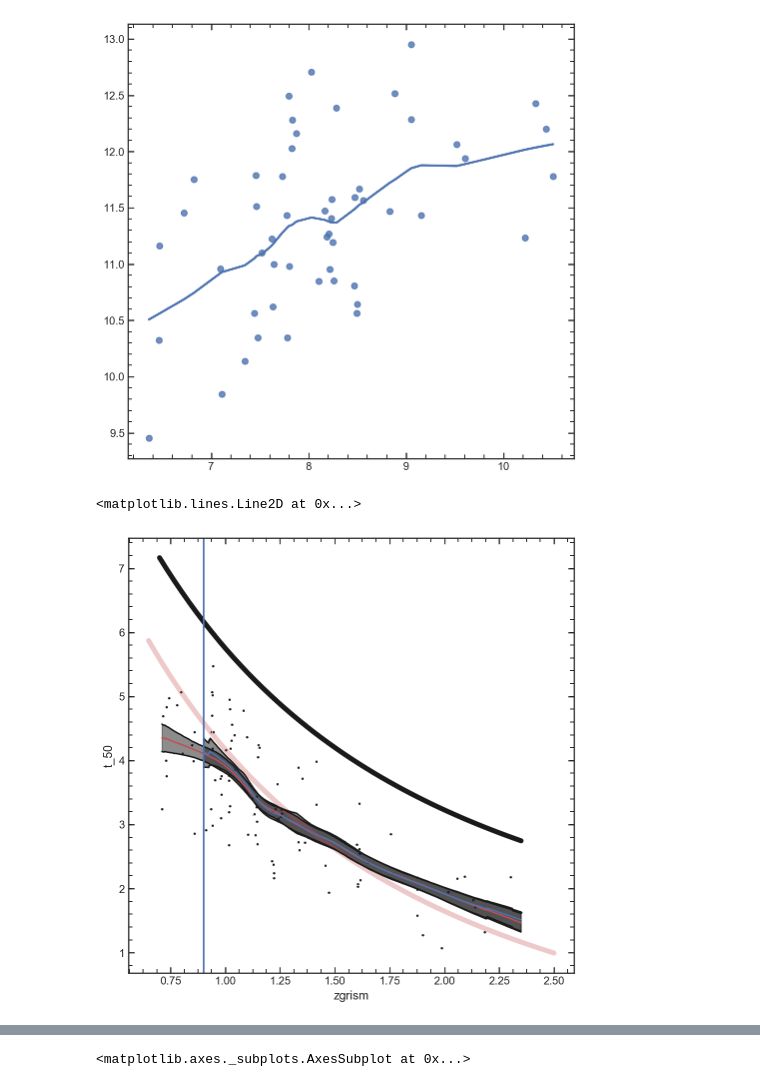
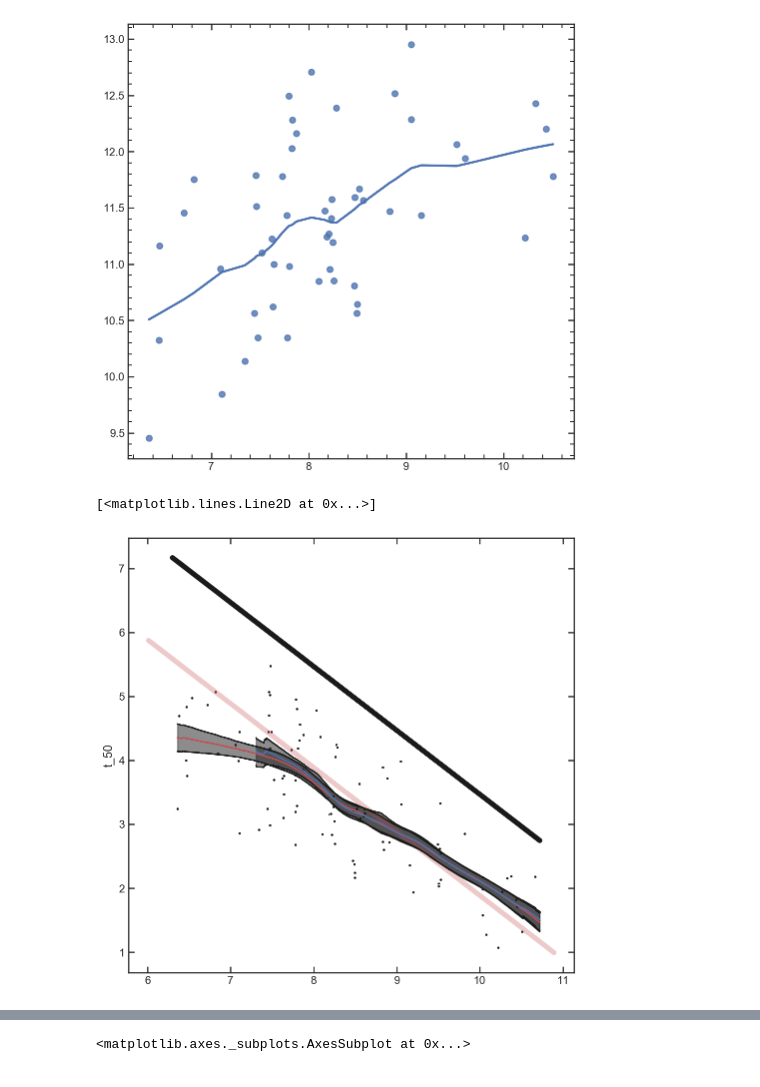
Before and after one commit to Vince-ec/Cluster_and_field, a Jupyter notebook: scripts/low_redshift.ipynb, the cells around one changed output, grey strips where cells are left out. Cells and saved outputs as stored; diff of their text form; code cells hidden in the pictures.

```diff
--- a/scripts/low_redshift.ipynb
+++ b/scripts/low_redshift.ipynb
@@ -1134,46 +1146,47 @@ sea.regplot(cosmo.lookback_time(mdb.query('Sigma1 < 10**10').zgrism),
 [figure]
 # %%
 plt.figure(figsize =[8,8])
-sea.scatterplot(mdb.zgrism,mdb.t_50, color = 'k', s = 10)
+sea.scatterplot(cosmo.lookback_time(mdb.zgrism),mdb.t_50, color = 'k', s = 10)
 
 i = S1db.query('t_50 == {}'.format(max(S1db.query('zgrism < 0.9').t_50))).index.values[0]
 z_init = mdb.query('zgrism == {} '.format(mdb.zgrism[i])).zgrism.values[0]
 a_init = cosmo.age(z_init).value
 zs1 = np.linspace(z_init, 2.5)
 a1 = cosmo.age(zs1).value
 a1 -= a_init
 
 a_init = cosmo.age(z_init).value
 zs2 = np.linspace(0.65, z_init)
 a2 = cosmo.age(zs2).value
 a2 -= a_init
 
 
-plt.plot(np.linspace(0.7,2.35), cosmo.age(np.linspace(0.7,2.35)), 'k', linewidth = 5)
+plt.plot(cosmo.lookback_time(np.linspace(0.7,2.35)), cosmo.age(np.linspace(0.7,2.35)), 'k', linewidth = 5)
 
 rshift = np.append(zs2[:-1], zs1)
 
 tlim = np.append((mdb.query('zgrism == {} '.format(mdb.zgrism[i])).t_50.values[0] + a2)[:-1],
           mdb.query('zgrism == {} '.format(mdb.zgrism[i])).t_50.values[0] + a1)
 
 itlim = interp1d(rshift, tlim)
-plt.plot(rshift, itlim(rshift), 'r', linewidth = 5, alpha = 0.3)
+plt.plot(cosmo.lookback_time(rshift), itlim(rshift), 'r', linewidth = 5, alpha = 0.3)
 
 
 za, Sam, Sal, Sah = np.load('../data/plot_points/allgal_z_t50_lowess.npy')
 zl, Slm, Sll, Slh = np.load('../data/plot_points/hzgal_z_t50_lowess.npy')
 
-plt.plot(za, Sam, 'r')
-plt.plot(za, Sah, 'k')
-plt.plot(za, Sal, 'k')
-plt.fill_between(za, Sal, Sah, alpha = 0.5, color = 'k')
+plt.plot(cosmo.lookback_time(za), Sam, 'r')
+plt.plot(cosmo.lookback_time(za), Sah, 'k')
+plt.plot(cosmo.lookback_time(za), Sal, 'k')
+plt.fill_between(cosmo.lookback_time(za), Sal, Sah, alpha = 0.5, color = 'k')
 
-plt.plot(zl, Slm, 'b')
-plt.plot(zl, Slh, 'k')
-plt.plot(zl, Sll, 'k')
-plt.fill_between(zl, Sll, Slh, alpha = 0.5, color = 'k')
-plt.axvline(0.9)
+plt.plot(cosmo.lookback_time(zl), Slm, 'b')
+plt.plot(cosmo.lookback_time(zl), Slh, 'k')
+plt.plot(cosmo.lookback_time(zl), Sll, 'k')
+plt.fill_between(cosmo.lookback_time(zl), Sll, Slh, alpha = 0.5, color = 'k')
+# plt.axvline(0.9)
+plt.plot(cosmo.lookback_time(np.linspace(0.7,2.35)), cosmo.age(np.linspace(0.7,2.35)), 'k', linewidth = 5)
 # %% [output]
-<matplotlib.lines.Line2D at 0x...>
+[<matplotlib.lines.Line2D at 0x...>]
-[figure, old version]
+[figure, new version]
 # %%
```
Also changed, not shown: parts of 9 cells of this notebook.
